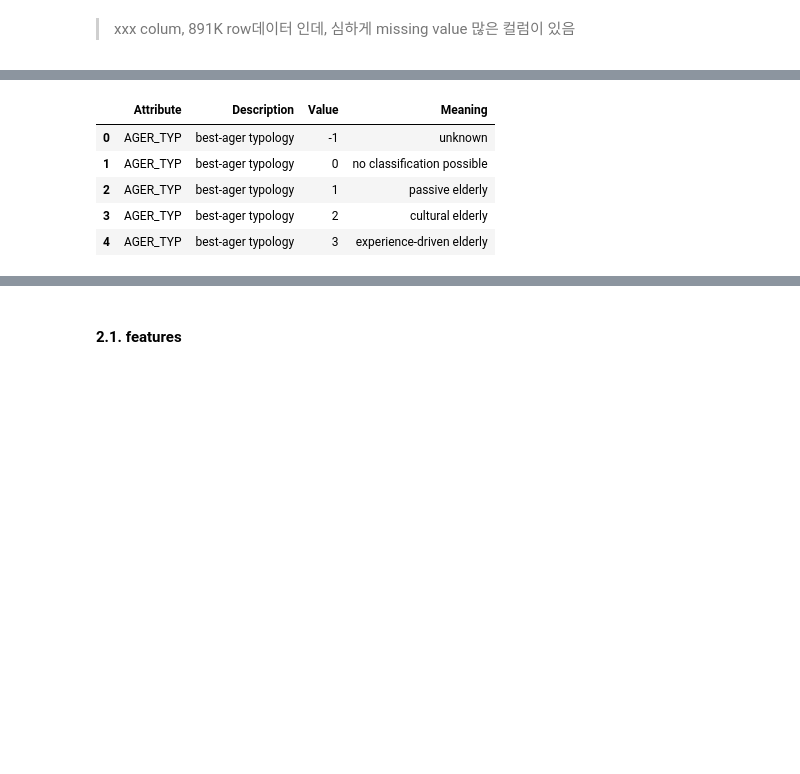
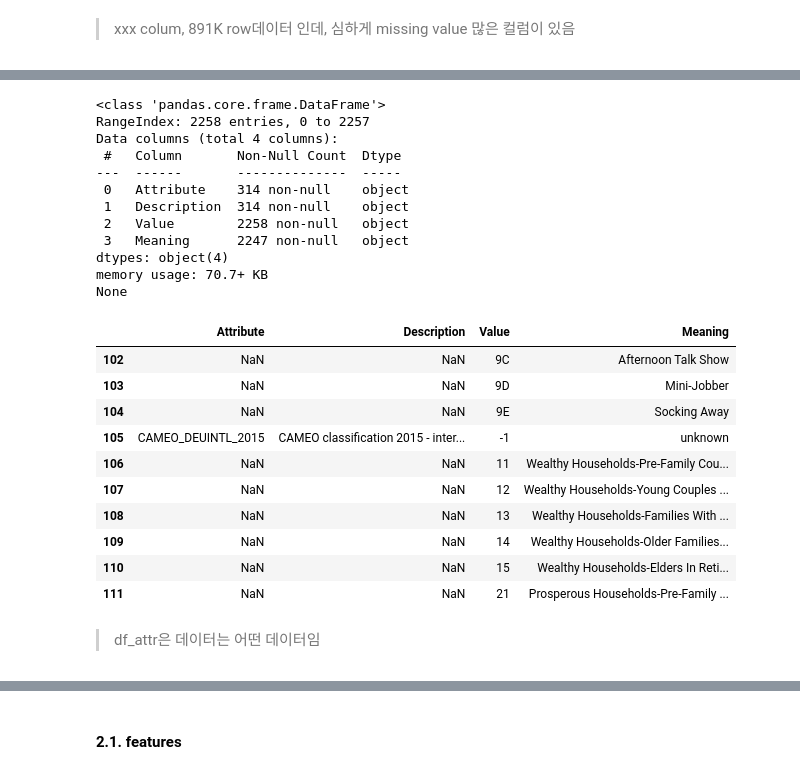
Before and after one commit to jaeyoun-chang/u_city_capstone, a Jupyter notebook: Arvato Project Workbook.ipynb, the cells around one changed output, grey strips where cells are left out. Drawn from its saved outputs; the diff is of its cells as text; code cells hidden in the pictures; blank space fills up the shorter version.

```diff
--- a/Arvato Project Workbook.ipynb
+++ b/Arvato Project Workbook.ipynb
@@ -334,16 +322,58 @@ None
+# %%
+'''
+Attribute and Description have different Non-Null Count.
+This is due to some additional information cells below Description values,
+which should be cleaned.
+'''
+
+df_attr_org = df_attr.copy()
+
+df_attr['desc_shift'] = df_attr.Description.shift(-1).fillna('')
+df_attr.Description = df_attr.Description.mask(
+    ~(df_attr.Attribute.isna()),
+    df_attr.Description + ' ' + df_attr.desc_shift
+    )
+df_attr.Description = df_attr.Description.mask(
+    (df_attr.Attribute.isna()) & ~(df_attr.Description.isna()),
+    np.nan
+    )
+df_attr = df_attr.drop(columns = 'desc_shift')
+
+print (df_attr.info())
+df_attr[102:112]
+# %% [output]
+<class 'pandas.core.frame.DataFrame'>
+RangeIndex: 2258 entries, 0 to 2257
+Data columns (total 4 columns):
+ #   Column       Non-Null Count  Dtype
+---  ------       --------------  -----
+ 0   Attribute    314 non-null    object
+ 1   Description  314 non-null    object
+ 2   Value        2258 non-null   object
+ 3   Meaning      2247 non-null   object
+dtypes: object(4)
+memory usage: 70.7+ KB
+None
+|  | Attribute | Description | Value | Meaning |
+| 102 | NaN | NaN | 9C | Afternoon Talk Show |
+| 103 | NaN | NaN | 9D | Mini-Jobber |
+| 104 | NaN | NaN | 9E | Socking Away |
+| 105 | CAMEO_DEUINTL_2015 | CAMEO classification 2015 - inter... | -1 | unknown |
+| 106 | NaN | NaN | 11 | Wealthy Households-Pre-Family Cou... |
+| 107 | NaN | NaN | 12 | Wealthy Households-Young Couples ... |
+| 108 | NaN | NaN | 13 | Wealthy Households-Families With ... |
+| 109 | NaN | NaN | 14 | Wealthy Households-Older Families... |
+| 110 | NaN | NaN | 15 | Wealthy Households-Elders In Reti... |
+| 111 | NaN | NaN | 21 | Prosperous Households-Pre-Family ... |
 # %%
-'''
-fill null cells as only 1st lines of information have values
-'''
+# 불필요 한 것으로 보임
+# '''
+# fill null cells as only 1st lines of information have values
+# '''
 
-df_attr[['Attribute', 'Description']] = df_attr[
-    ['Attribute', 'Description']].fillna(method = 'ffill')
+# df_attr[['Attribute', 'Description']] = df_attr[
+#     ['Attribute', 'Description']].fillna(method = 'ffill')
 
-df_attr.head()
+# df_attr.head(10)
-# %% [output]
-|  | Attribute | Description | Value | Meaning |
-| 0 | AGER_TYP | best-ager typology | -1 | unknown |
-| 1 | AGER_TYP | best-ager typology | 0 | no classification possible |
-| 2 | AGER_TYP | best-ager typology | 1 | passive elderly |
-| 3 | AGER_TYP | best-ager typology | 2 | cultural elderly |
-| 4 | AGER_TYP | best-ager typology | 3 | experience-driven elderly |
+# %% [markdown]
+> df_attr은 데이터는 어떤 데이터임
```
Also changed, not shown: parts of 24 cells of this notebook.
